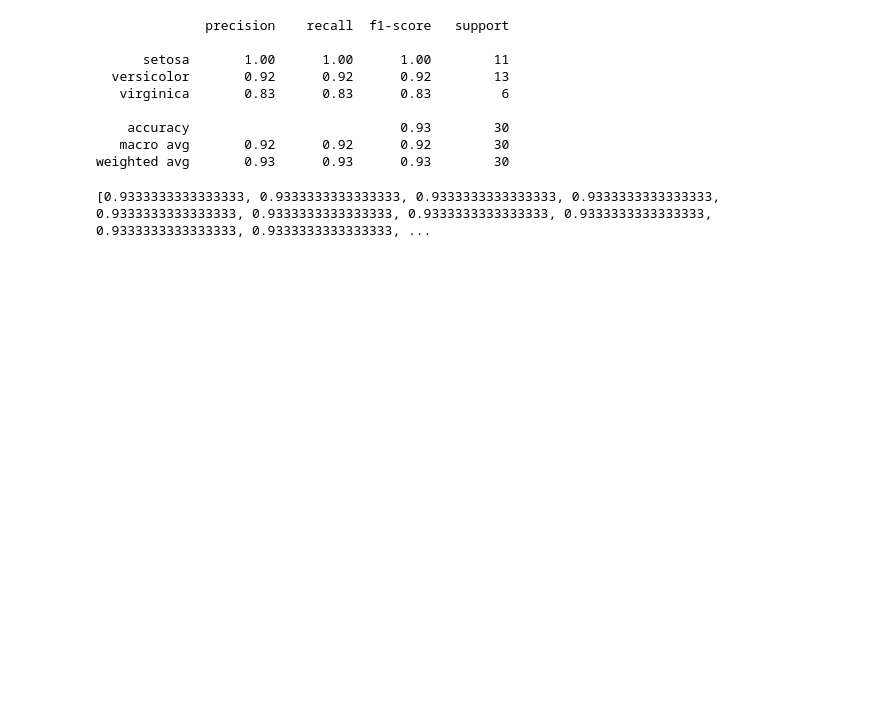
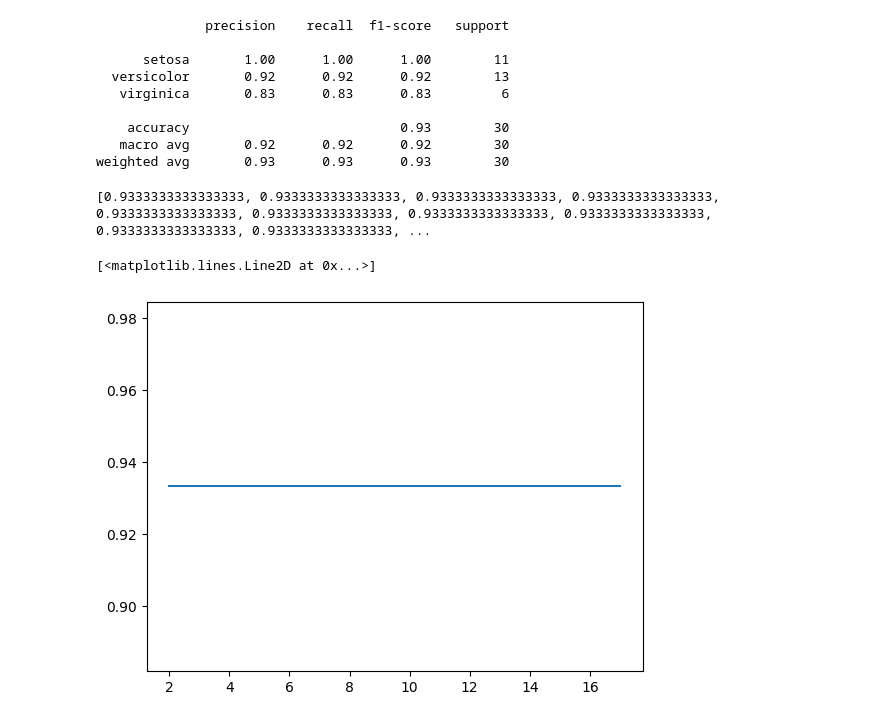
Before and after one commit to Srish09-S/ML, a Jupyter notebook: knn classifier/1.ipynb, the cells around one changed output. Cells and saved outputs as stored; diff of their text form; code cells hidden in the pictures; blank space fills up the shorter version.

```diff
--- a/knn classifier/1.ipynb
+++ b/knn classifier/1.ipynb
@@ -139,3 +139,8 @@ for i in range(2,18):
 print(score)
 # %% [output]
 [0.9333333333333333, 0.9333333333333333, 0.9333333333333333, 0.9333333333333333, 0.9333333333333333, 0.9333333333333333, 0.9333333333333333, 0.9333333333333333, 0.9333333333333333, 0.9333333333333333, ...
+# %%
+plt.plot(range(2,18),score)
+# %% [output]
+[<matplotlib.lines.Line2D at 0x...>]
+[figure, added]
```
